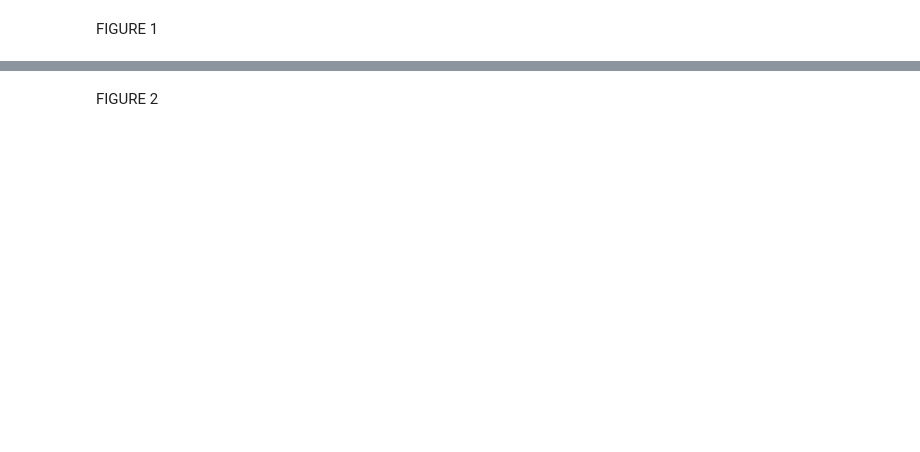
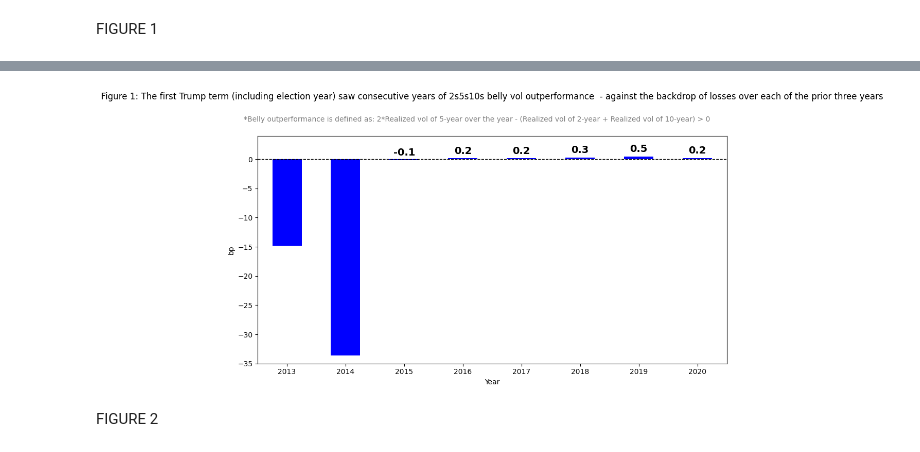
Before and after one commit to ALILODHI-cloud/UVAmacro, a Jupyter notebook: post_1/analysis.ipynb, the cells around one changed output, grey strips where cells are left out. Saved outputs shown, nothing was run; the diff lists cells and outputs as text; code cells hidden in the pictures; blank space fills up the shorter version.

```diff
--- a/post_1/analysis.ipynb
+++ b/post_1/analysis.ipynb
@@ -262,2 +217,52 @@ No artists with labels found to put in legend.  Note that artists whose label st
+# %%
+
+
+
+df_total_2['2yr_swap_pct_returns'] = df_total_2['2yr_OIS_swap'].pct_change()
+df_total_2['5yr_swap_pct_returns'] = df_total_2['5yr_OIS_swap'].pct_change()
+df_total_2['10yr_swap_pct_returns'] = df_total_2['10yr_OIS_swap'].pct_change()
+
+
+# Calculate the 'quantity' based on the formula using the 30-day volatility of 2yr, 5yr, and 10yr yields
+df_total_2['2yr_swap_vol'] = df_total_2['2yr_swap_pct_returns'].rolling(window=252).std()
+df_total_2['5yr_swap_vol'] = df_total_2['5yr_swap_pct_returns'].rolling(window=252).std()
+df_total_2['10yr_swap_vol'] = df_total_2['10yr_swap_pct_returns'].rolling(window=252).std()
+
+df_total_2['quantity'] = (2*df_total_2['5yr_swap_vol'] - (df_total_2['2yr_swap_vol'] + df_total_2['10yr_swap_vol'])) * 100
+
+
+# Extract the year from the 'Date' column for grouping
+df_total_2['Year'] = df_total_2['Date'].dt.year
+
+# Group by the 'Year' and calculate the last value of 'quantity' for each year
+annual_quantity = df_total_2.groupby('Year')['quantity'].last()
+
+# Filter for specific years
+annual_quantity = annual_quantity[annual_quantity.index.isin([2013, 2014, 2015, 2016, 2017, 2018, 2019, 2020])]  # Filter for years 2014-2019
+
+# Plotting
+plt.figure(figsize=(10, 6))
+ax = annual_quantity.plot(kind='bar', color='blue')
+
+plt.title('Figure 1: The first Trump term (including election year) saw consecutive years of 2s5s10s belly vol outperformance  - against the backdrop of losses over each of the prior three years\n\n\n')
+plt.xlabel('Year')
+plt.ylabel('bp')
+
+plt.figtext(0.5, 0.88, '*Belly outperformance is defined as: 2*Realized vol of 5-year over the year - (Realized vol of 2-year + Realized vol of 10-year) > 0', ha='center', fontsize=10, color='gray')
+plt.ylim(-35, 4)
+plt.xticks(rotation=0)
+plt.axhline(y=0, color='black', linestyle='--', linewidth=1)
+
+# Add value annotations above each bar
+for i, v in enumerate(annual_quantity):
+    if v<-1:
+        continue
+    ax.text(i, v + 1.5*(annual_quantity.max()), f"{v:.1f}", ha='center', fontsize=14, fontweight='bold')
+
+plt.tight_layout()
+plt.savefig(f'{figure_path}/figure1.jpg', format='jpeg', bbox_inches='tight')
+plt.show()
+# %% [output]
+[figure, added]
 # %% [markdown]
 FIGURE 2
```
Also changed, not shown: parts of 11 cells of this notebook.
